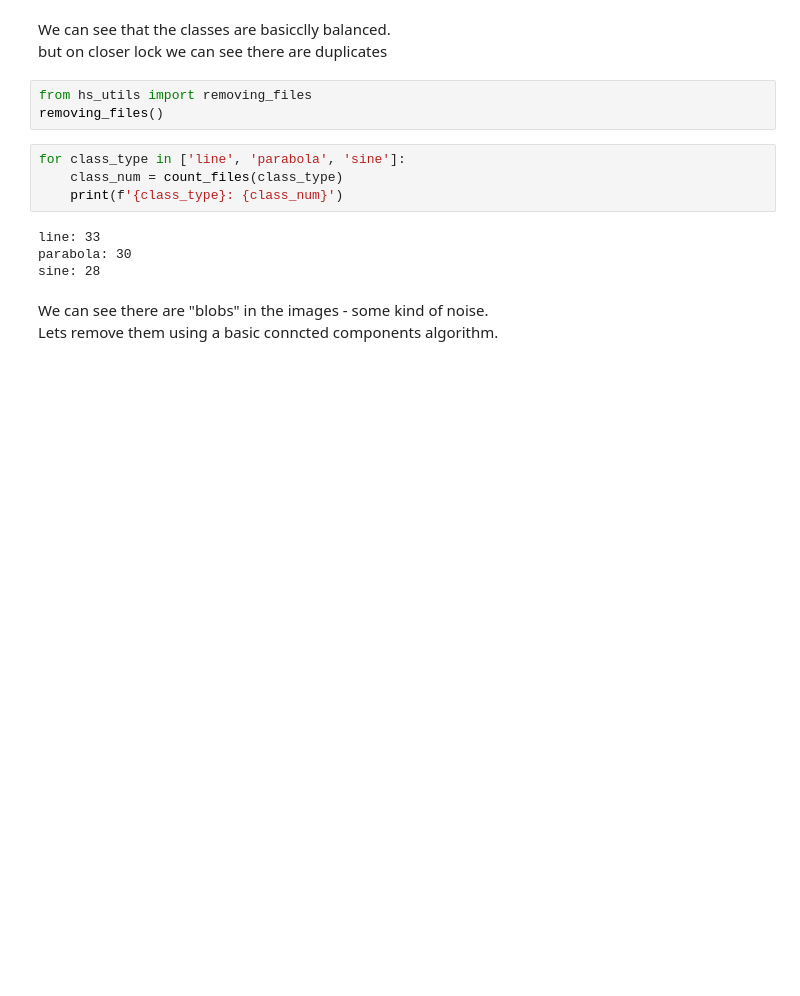
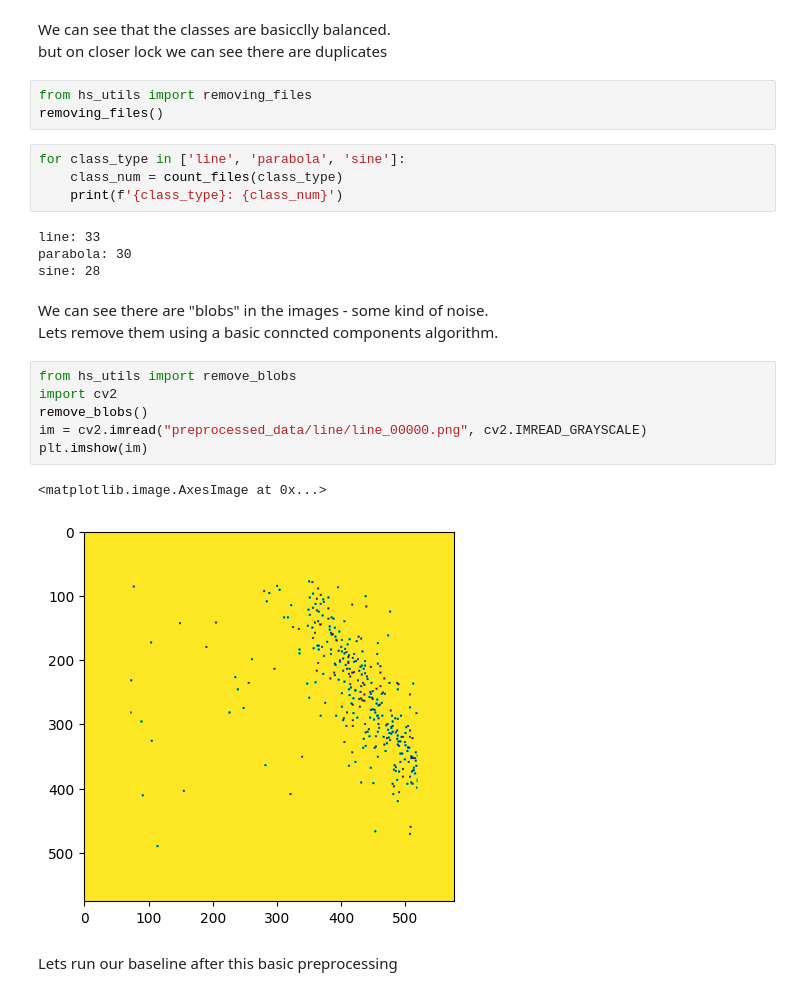
Before and after one commit to pereztomer/house_assignment, a Jupyter notebook: house_project_notebook.ipynb, the cells around one changed output. Cells and saved outputs as stored; diff of their text form; blank space fills up the shorter version.

```diff
--- a/house_project_notebook.ipynb
+++ b/house_project_notebook.ipynb
@@ -33,5 +32,16 @@ sine: 28
 # %% [markdown]
 We can see there are "blobs" in the images - some kind of noise.
 <br> Lets remove them using a basic conncted components algorithm.
+# %%
+from hs_utils import remove_blobs
+import cv2
+remove_blobs()
+im = cv2.imread("preprocessed_data/line/line_00000.png", cv2.IMREAD_GRAYSCALE)
+plt.imshow(im)
+# %% [output]
+<matplotlib.image.AxesImage at 0x...>
+[figure, added]
+# %% [markdown]
+Lets run our baseline after this basic preprocessing
 # %%
 %run basic_cnn.py
```
Also changed, not shown: parts of 9 cells of this notebook, 3 other files.
